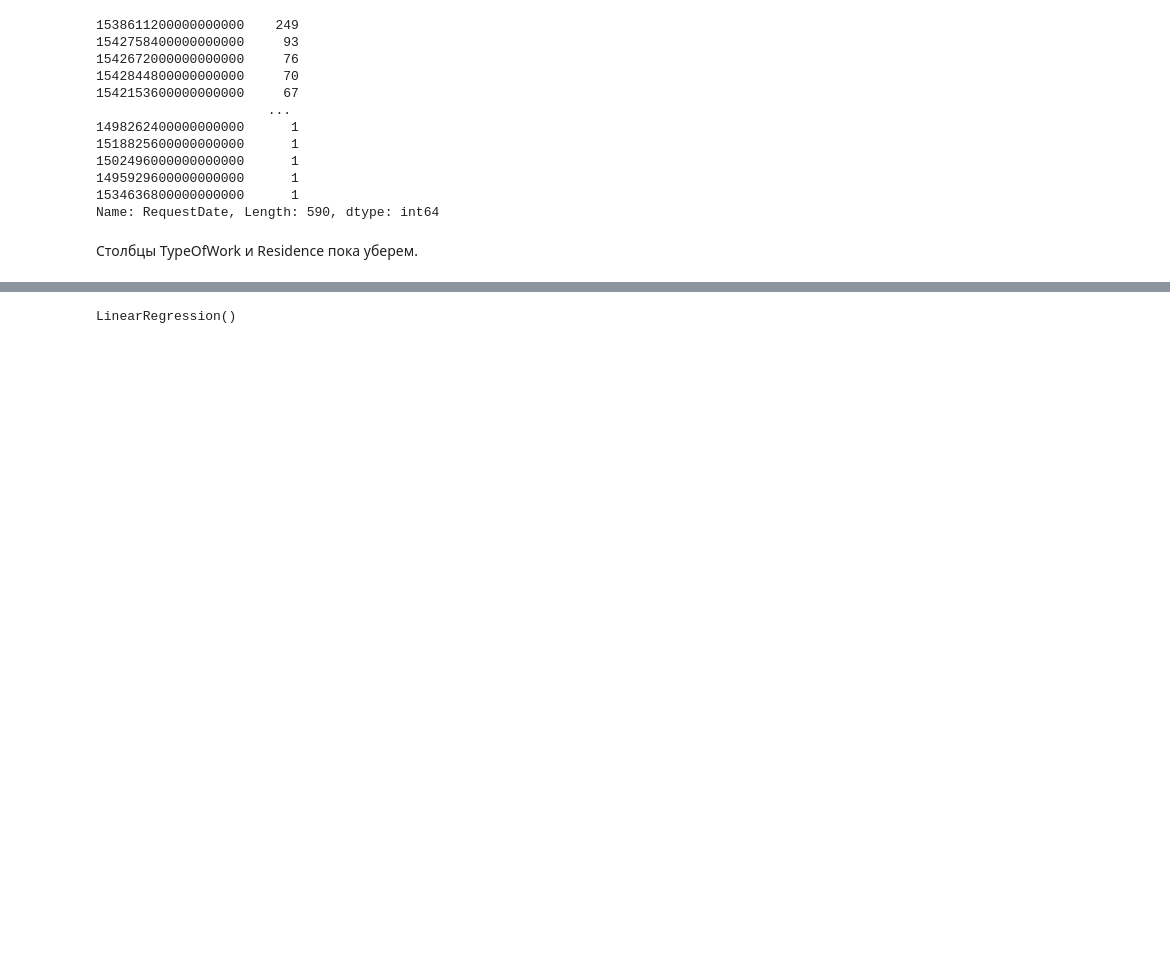
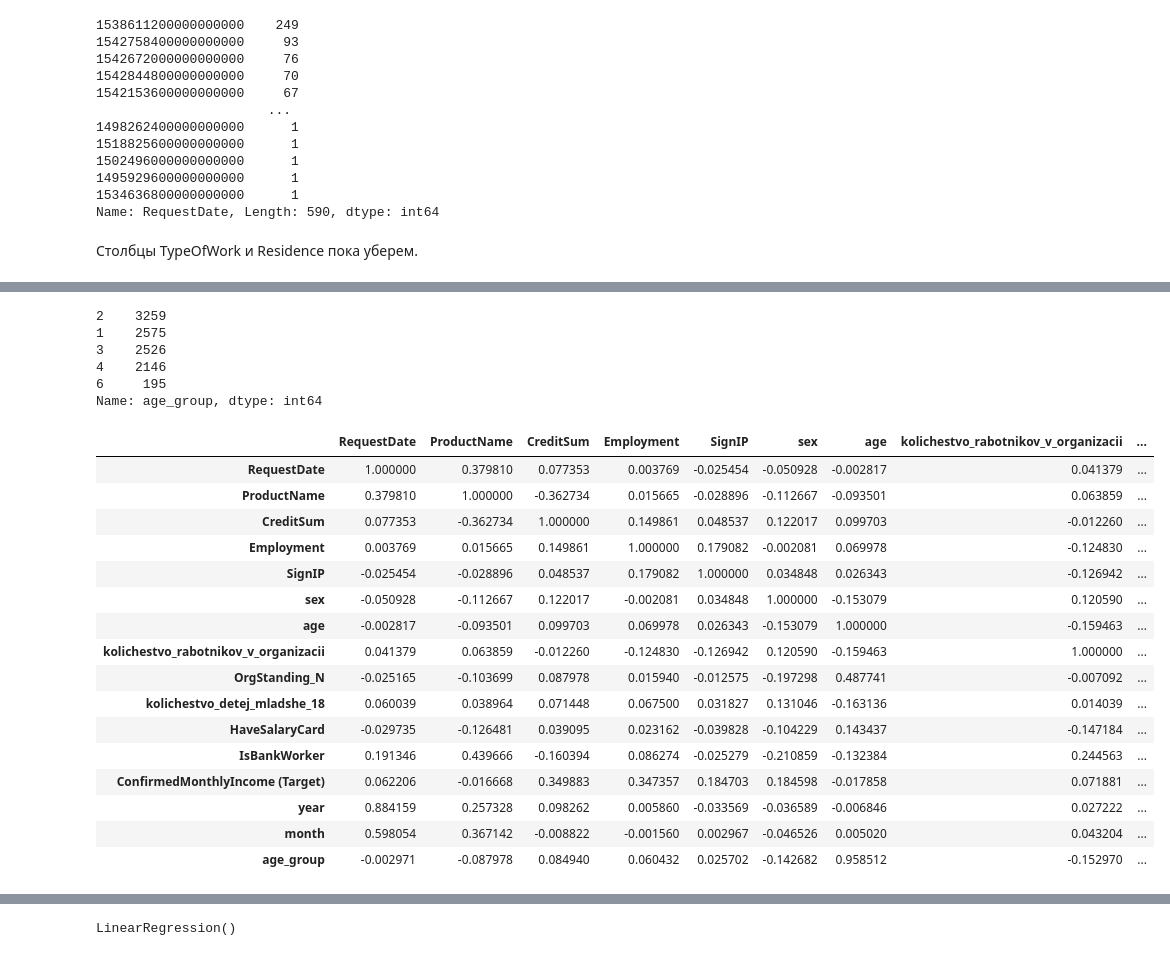
Before and after one commit to artemgur/akbars, a Jupyter notebook: akbars.ipynb, the cells around one changed output, grey strips where cells are left out. Drawn from its saved outputs; the diff is of its cells as text; code cells hidden in the pictures; blank space fills up the shorter version.

```diff
--- a/akbars.ipynb
+++ b/akbars.ipynb
@@ -469,3 +497,33 @@ def age_group(age):
+# %%
+data['age_group'] = data.apply(lambda x: age_group(x['age']), axis=1)
+data['age_group'].value_counts()
+# %% [output]
+2    3259
+1    2575
+3    2526
+4    2146
+6     195
+Name: age_group, dtype: int64
+# %%
+data.corr()
+# %% [output]
+|  | RequestDate | ProductName | CreditSum | Employment | SignIP | sex | age | kolichestvo_rabotnikov_v_organizacii | ... |
+| RequestDate | 1.000000 | 0.379810 | 0.077353 | 0.003769 | -0.025454 | -0.050928 | -0.002817 | 0.041379 | ... |
+| ProductName | 0.379810 | 1.000000 | -0.362734 | 0.015665 | -0.028896 | -0.112667 | -0.093501 | 0.063859 | ... |
+| CreditSum | 0.077353 | -0.362734 | 1.000000 | 0.149861 | 0.048537 | 0.122017 | 0.099703 | -0.012260 | ... |
+| Employment | 0.003769 | 0.015665 | 0.149861 | 1.000000 | 0.179082 | -0.002081 | 0.069978 | -0.124830 | ... |
+| SignIP | -0.025454 | -0.028896 | 0.048537 | 0.179082 | 1.000000 | 0.034848 | 0.026343 | -0.126942 | ... |
+| sex | -0.050928 | -0.112667 | 0.122017 | -0.002081 | 0.034848 | 1.000000 | -0.153079 | 0.120590 | ... |
+| age | -0.002817 | -0.093501 | 0.099703 | 0.069978 | 0.026343 | -0.153079 | 1.000000 | -0.159463 | ... |
+| kolichestvo_rabotnikov_v_organizacii | 0.041379 | 0.063859 | -0.012260 | -0.124830 | -0.126942 | 0.120590 | -0.159463 | 1.000000 | ... |
+| OrgStanding_N | -0.025165 | -0.103699 | 0.087978 | 0.015940 | -0.012575 | -0.197298 | 0.487741 | -0.007092 | ... |
+| kolichestvo_detej_mladshe_18 | 0.060039 | 0.038964 | 0.071448 | 0.067500 | 0.031827 | 0.131046 | -0.163136 | 0.014039 | ... |
+| HaveSalaryCard | -0.029735 | -0.126481 | 0.039095 | 0.023162 | -0.039828 | -0.104229 | 0.143437 | -0.147184 | ... |
+| IsBankWorker | 0.191346 | 0.439666 | -0.160394 | 0.086274 | -0.025279 | -0.210859 | -0.132384 | 0.244563 | ... |
+| ConfirmedMonthlyIncome (Target) | 0.062206 | -0.016668 | 0.349883 | 0.347357 | 0.184703 | 0.184598 | -0.017858 | 0.071881 | ... |
+| year | 0.884159 | 0.257328 | 0.098262 | 0.005860 | -0.033569 | -0.036589 | -0.006846 | 0.027222 | ... |
+| month | 0.598054 | 0.367142 | -0.008822 | -0.001560 | 0.002967 | -0.046526 | 0.005020 | 0.043204 | ... |
+| age_group | -0.002971 | -0.087978 | 0.084940 | 0.060432 | 0.025702 | -0.142682 | 0.958512 | -0.152970 | ... |
 # %%
 #df = data.drop(['TypeOfWork', 'Residence'], axis=1)
 df = data.copy()
```
Also changed, not shown: parts of 15 cells of this notebook.
